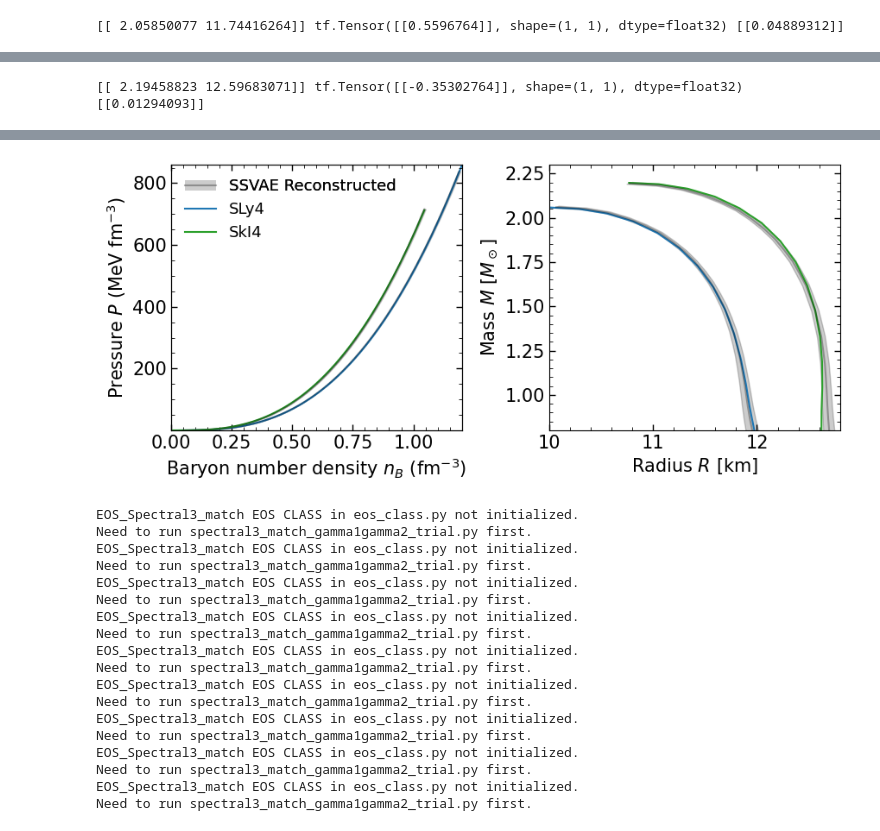
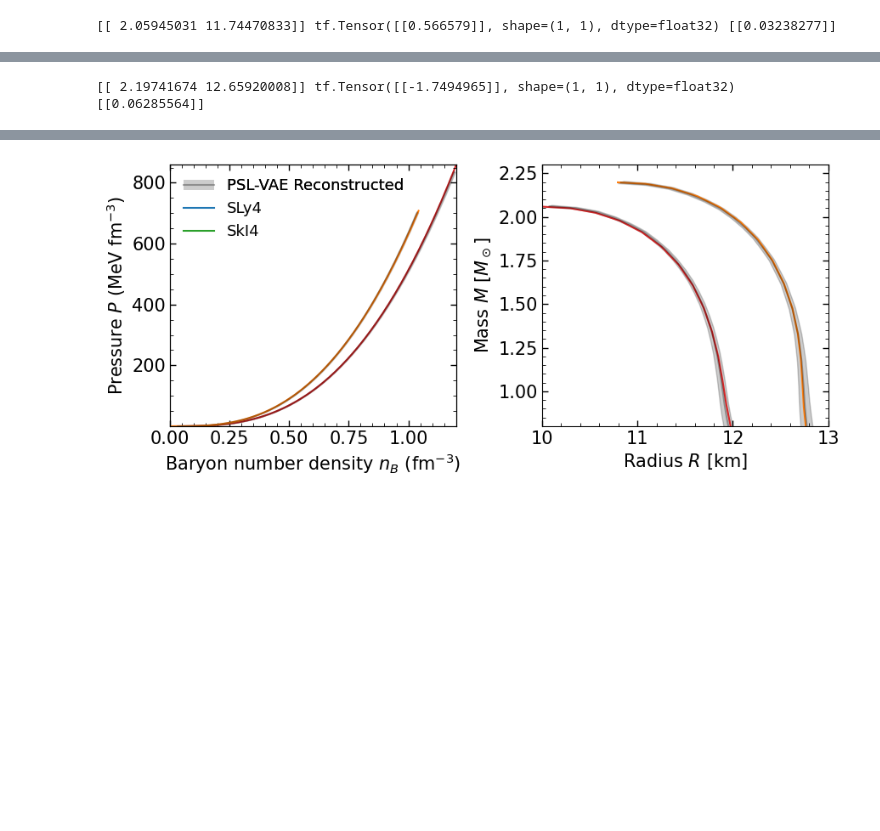
Before and after one commit to sotzee/SSVAE_EOS, a Jupyter notebook: paper_fig_skyrme.ipynb, the cells around one changed output, grey strips where cells are left out. Saved outputs shown, nothing was run; the diff lists cells and outputs as text; code cells hidden in the pictures; blank space fills up the shorter version.

```diff
--- a/paper_fig_skyrme.ipynb
+++ b/paper_fig_skyrme.ipynb
@@ -164,6 +177,7 @@ R_1.4= 11.74888008703486
 # %%
 from matplotlib_rc import *
 
+from Parallel_process import main_parallel_unsave
 from eos_class import EOS_SLY4, EOS_interpolation
 eos_sly4 = EOS_SLY4()
 
@@ -180,7 +194,8 @@ p_min_plot=0.1
 p_max_plot=860
 ax_eos.set_xlim(0,1.2)
 ax_eos.set_ylim(p_min_plot,p_max_plot)
-ax_mr.set_xlim(10,12.8)
+#ax_mr.set_xlim(10,12.8)
+ax_mr.set_xlim(10,13)
 ax_mr.set_ylim(0.8,2.3)
 
 
@@ -212,7 +227,7 @@ def Calculation_MR(eos_data,other_args=[]):
 
     return eos_array_complete,MR_data
 
-for eos_data,curve_color in zip(data_107,['tab:blue','tab:green','tab:red']):
+for eos_data,curve_color in zip(data_107,['tab:red','tab:orange','tab:blue','tab:green']):
     eos_array_complete,MR_data = Calculation_MR(eos_data)
 
     line_mr, = ax_mr.plot(MR_data[1]/1000.0, MR_data[0], lw=1.5, color=curve_color)
@@ -221,7 +236,7 @@ for eos_data,curve_color in zip(data_107,['tab:blue','tab:green','tab:red']):
     eos_data_reconstructed_list=[]
     for i in range(1000):
         mu_k_data, mu_u_data, log_var_u_data, z_data = encoder(scaler_X.transform([np.log(eos_data)]), training=False)
-        mu_k_data_random=scaler_y.transform(scaler_y.inverse_transform(mu_k_data)*(np.random.normal(0,0.0014,2)+1))
+        mu_k_data_random=scaler_y.transform(scaler_y.inverse_transform(mu_k_data)*(np.random.normal(0,0.00074,2)+1))
         #eos_data_reconstructed = decoder(tf.concat([mu_k_data, mu_u_data], axis=1))
         eos_data_reconstructed = np.exp(decoder(tf.concat([mu_k_data_random, np.array(z_data[:,2])[:,np.newaxis]], axis=1))[0])
         eos_data_reconstructed_list.append(eos_data_reconstructed)
@@ -273,16 +288,16 @@ ax_eos.set_xlabel(r"Baryon number density $n_B$ (fm$^{-3}$)",fontsize=15)
 ax_eos.set_ylabel(r"Pressure $P$ (MeV fm$^{-3}$)",fontsize=15)
 ax_mr.set_xlabel(r"Radius $R$ [km]",fontsize=15)
 ax_mr.set_ylabel(r"Mass $M$ [$M_\odot$]",fontsize=15)
-ax_eos.plot([],[],'k',alpha=0.3,label='SSVAE Reconstructed')
+ax_eos.plot([],[],'k',alpha=0.3,label='PSL-VAE Reconstructed')
 [ax_eos.plot([],[],label=label, color = color) for  label,color in zip(name_list,['tab:blue','tab:green'])]
 ax_eos.legend(frameon=False,fontsize=13)
 ax_eos_twin=ax_eos.twinx()
-ax_eos_twin.fill([],[],'k',alpha=0.2,label='SSVAE Reconstructed')
+ax_eos_twin.fill([],[],'k',alpha=0.2,label='PSL-VAE Reconstructed')
 ax_eos_twin.legend(frameon=False,fontsize=13,loc=2)
 ax_eos_twin.set_ylim(p_min_plot,p_max_plot)
 ax_eos_twin.set_yticklabels('')
 
-plt.savefig('./figures/Skyrme_Reconstruct.pdf',bbox_inches = 'tight',format='pdf')#, dpi=dpi)
+plt.savefig('./figures/Reconstruct_skyrme.pdf',bbox_inches = 'tight',format='pdf')#, dpi=dpi)
 # %% [output]
-[[ 2.05850077 11.74416264]] tf.Tensor([[0.5596764]], shape=(1, 1), dtype=float32) [[0.04889312]]
+[[ 2.05945031 11.74470833]] tf.Tensor([[0.566579]], shape=(1, 1), dtype=float32) [[0.03238277]]
 [Parallel(n_jobs=9)]: Using backend LokyBackend with 9 concurrent workers.
@@ -294,3 +309,3 @@ plt.savefig('./figures/Skyrme_Reconstruct.pdf',bbox_inches = 'tight',format='pdf
-[[ 2.19458823 12.59683071]] tf.Tensor([[-0.35302764]], shape=(1, 1), dtype=float32) [[0.01294093]]
+[[ 2.19741674 12.65920008]] tf.Tensor([[-1.7494965]], shape=(1, 1), dtype=float32) [[0.06285564]]
 [Parallel(n_jobs=9)]: Using backend LokyBackend with 9 concurrent workers.
 [Parallel(n_jobs=9)]: Done  46 tasks      | elapsed:    0.7s
@@ -301,19 +316 @@ plt.savefig('./figures/Skyrme_Reconstruct.pdf',bbox_inches = 'tight',format='pdf
-[figure, old version]
+[figure, new version]
-EOS_Spectral3_match EOS CLASS in eos_class.py not initialized.
-Need to run spectral3_match_gamma1gamma2_trial.py first.
-EOS_Spectral3_match EOS CLASS in eos_class.py not initialized.
-Need to run spectral3_match_gamma1gamma2_trial.py first.
-EOS_Spectral3_match EOS CLASS in eos_class.py not initialized.
-Need to run spectral3_match_gamma1gamma2_trial.py first.
-EOS_Spectral3_match EOS CLASS in eos_class.py not initialized.
-Need to run spectral3_match_gamma1gamma2_trial.py first.
-EOS_Spectral3_match EOS CLASS in eos_class.py not initialized.
-Need to run spectral3_match_gamma1gamma2_trial.py first.
-EOS_Spectral3_match EOS CLASS in eos_class.py not initialized.
-Need to run spectral3_match_gamma1gamma2_trial.py first.
-EOS_Spectral3_match EOS CLASS in eos_class.py not initialized.
-Need to run spectral3_match_gamma1gamma2_trial.py first.
-EOS_Spectral3_match EOS CLASS in eos_class.py not initialized.
-Need to run spectral3_match_gamma1gamma2_trial.py first.
-EOS_Spectral3_match EOS CLASS in eos_class.py not initialized.
-Need to run spectral3_match_gamma1gamma2_trial.py first.
```
Also changed, not shown: parts of 5 cells of this notebook.
